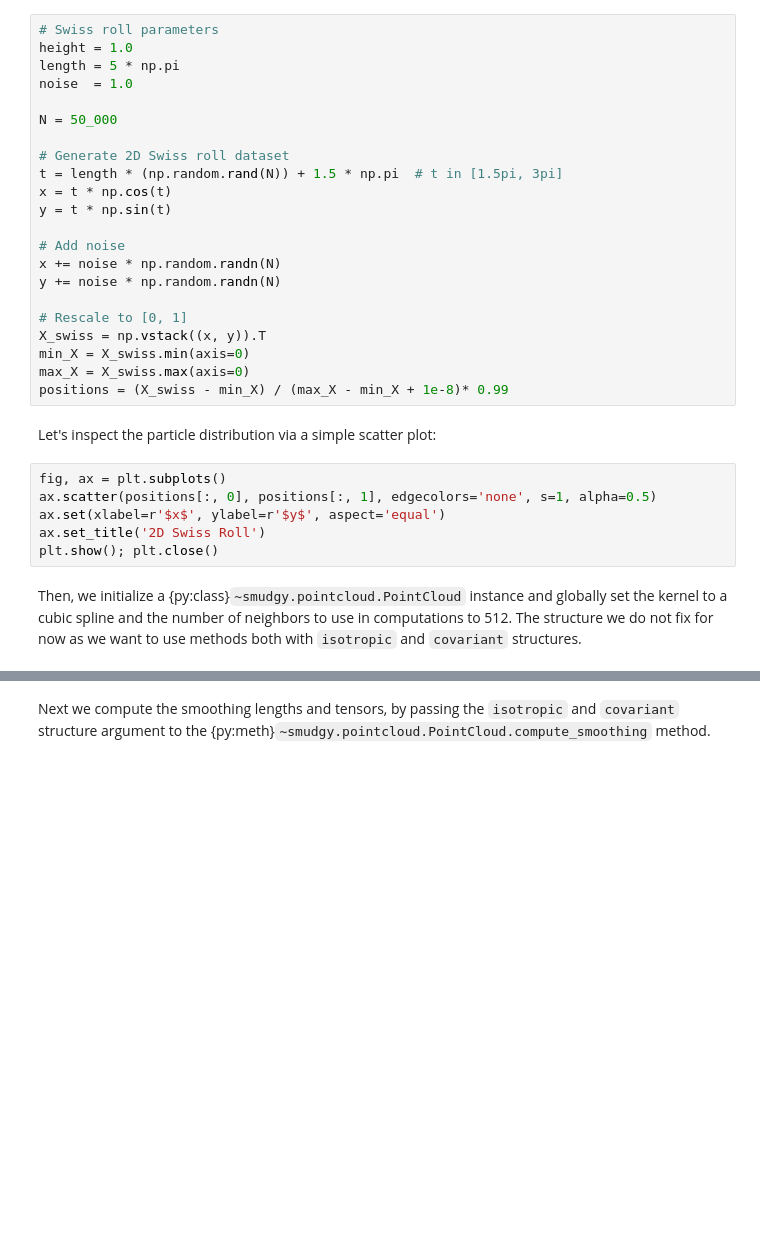
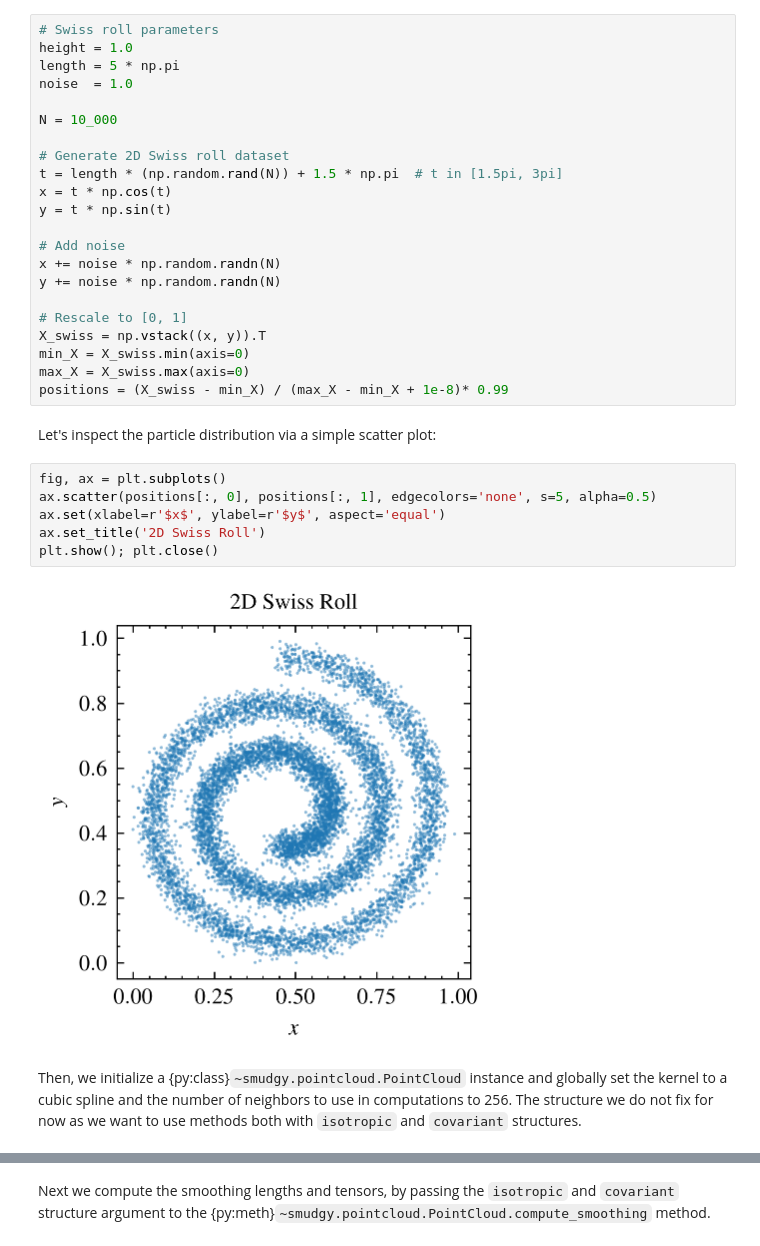
Before and after one commit to maurbe/smudgy, a Jupyter notebook: docs/tutorials/deposition/walkthrough.ipynb, the cells around one changed output, grey strips where cells are left out. Cells and saved outputs as stored; diff of their text form; blank space fills up the shorter version.

```diff
--- a/docs/tutorials/deposition/walkthrough.ipynb
+++ b/docs/tutorials/deposition/walkthrough.ipynb
@@ -28,7 +28,7 @@ height = 1.0
 length = 5 * np.pi
 noise  = 1.0
 
-N = 50_000
+N = 10_000
 
 # Generate 2D Swiss roll dataset
 t = length * (np.random.rand(N)) + 1.5 * np.pi  # t in [1.5pi, 3pi]
@@ -48,10 +48,12 @@ positions = (X_swiss - min_X) / (max_X - min_X + 1e-8)* 0.99
 Let's inspect the particle distribution via a simple scatter plot:
 # %%
 fig, ax = plt.subplots()
-ax.scatter(positions[:, 0], positions[:, 1], edgecolors='none', s=1, alpha=0.5)
+ax.scatter(positions[:, 0], positions[:, 1], edgecolors='none', s=5, alpha=0.5)
 ax.set(xlabel=r'$x$', ylabel=r'$y$', aspect='equal')
 ax.set_title('2D Swiss Roll')
 plt.show(); plt.close()
+# %% [output]
+[figure, added]
 # %% [markdown]
-Then, we initialize a {py:class}`~smudgy.pointcloud.PointCloud` instance and globally set the kernel to a cubic spline and the number of neighbors to use in computations to 512. The structure we do not fix for now as we want to use methods both with `isotropic` and `covariant` structures.
+Then, we initialize a {py:class}`~smudgy.pointcloud.PointCloud` instance and globally set the kernel to a cubic spline and the number of neighbors to use in computations to 256. The structure we do not fix for now as we want to use methods both with `isotropic` and `covariant` structures.
 # %%
```
Also changed, not shown: parts of 6 cells of this notebook, 16 other files.
